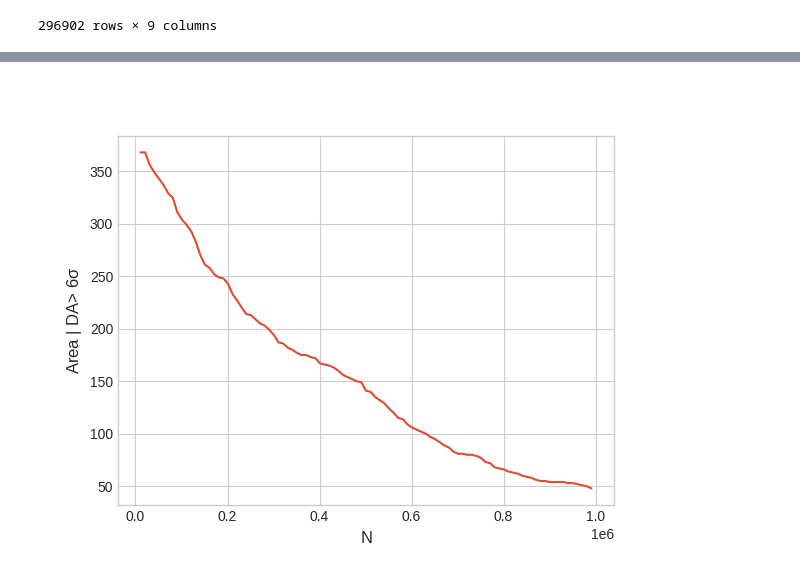
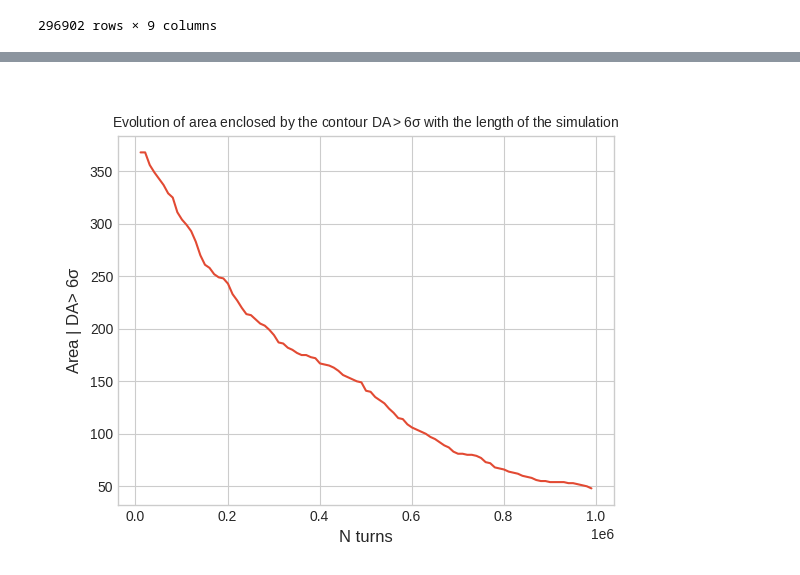
Before and after one commit to ColasDroin/DA_study, a Jupyter notebook: master_study/analysis/analysis_opt_flathv_75_1500_withBB_chroma15_1p4 copy.ipynb, the cells around one changed output, grey strips where cells are left out. Cells and saved outputs as stored; diff of their text form; code cells hidden in the pictures.

```diff
--- a/master_study/analysis/analysis_opt_flathv_75_1500_withBB_chroma15_1p4 copy.ipynb
+++ b/master_study/analysis/analysis_opt_flathv_75_1500_withBB_chroma15_1p4 copy.ipynb
@@ -365,30 +361,31 @@ MoviePy - - File ready: test.gif.
 # %%
 plt.style.use('seaborn-v0_8-whitegrid')
 
 # Compute evolution area DA>6sigma for each N
 # Also get evolution of the position of the point with the maximum DA for each N
 
 range_n_turns = range(11000, 1000001, 10000)
 l_area = []
 ll_position_best = []
 for n_turns in range_n_turns:
     array_to_plot= filter_dataframe(df_evolution, n_turns=n_turns).to_numpy()
     l_area.append(np.sum([array_to_plot > 6]))
     l_position_best = []
     for i in range(5):
         # ! Careful, q1 is y and q2 is x
         l_position_best.append(np.unravel_index(np.nanargmax(array_to_plot), array_to_plot.shape))
         array_to_plot[l_position_best[-1]] = 0
     ll_position_best.append(l_position_best)
 
 # Plot evolution area DA>6sigma for each N
 plt.figure()
 plt.plot(range_n_turns, l_area)
-plt.xlabel(r"$N$")
+plt.xlabel(r"N turns")
 plt.ylabel(r"Area | DA> 6$\sigma$")
+plt.title(r"Evolution of area enclosed by the contour $DA>6\sigma$ with the length of the simulation", fontsize=10)
 plt.show()
 # %% [output]
-[figure, old version]
+[figure, new version]
 # %%
 # Plot with a line whose color is proportional to n_turns
 plt.figure()
```
Also changed, not shown: parts of 2 cells of this notebook, 1 other file.
